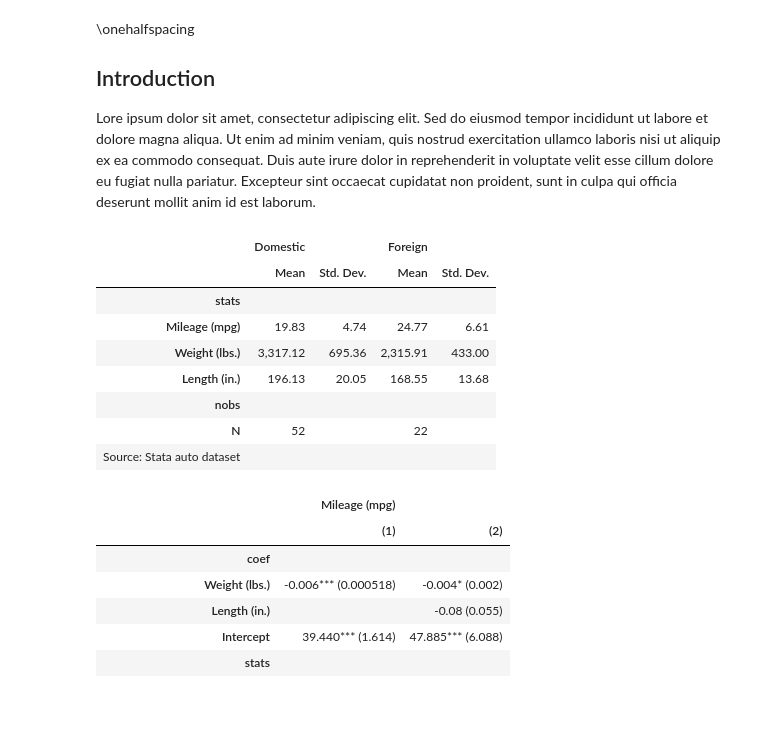
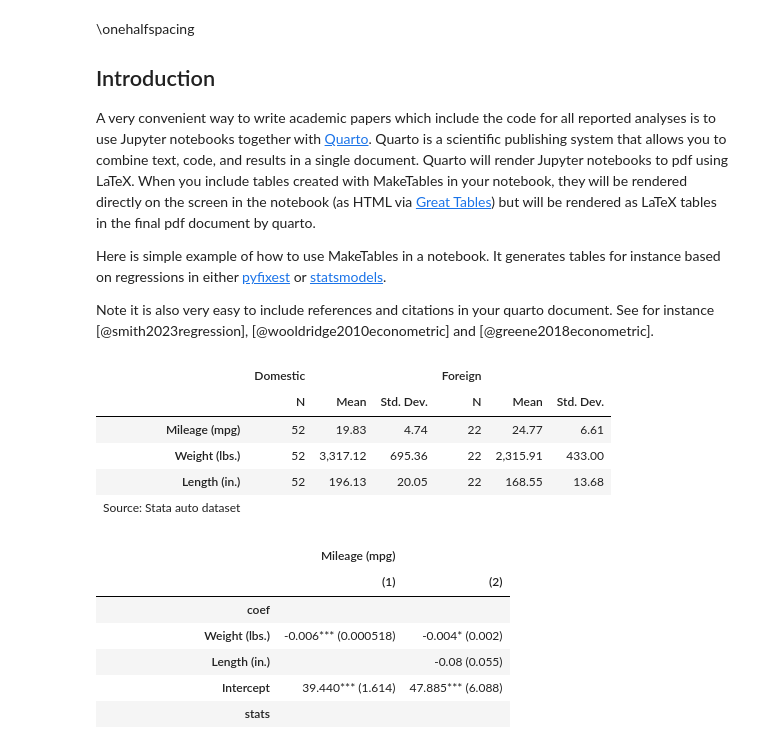
Before and after one commit to dsliwka/maketables, a Jupyter notebook: quartoExample.ipynb, the cells around one changed output. Cells and saved outputs as stored; diff of their text form; code cells hidden in the pictures; blank space fills up the shorter version.

Commit message:
Add quarto example notebook

```diff
--- a/quartoExample.ipynb
+++ b/quartoExample.ipynb
@@ -52,30 +53,31 @@ import statsmodels.formula.api as smf
 \onehalfspacing
 
 ## Introduction
-Lore ipsum dolor sit amet, consectetur adipiscing elit. Sed do eiusmod tempor incididunt ut labore et dolore magna aliqua. Ut enim ad minim veniam, quis nostrud exercitation ullamco laboris nisi ut aliquip ex ea commodo consequat. Duis aute irure dolor in reprehenderit in voluptate velit esse cillum dolore eu fugiat nulla pariatur. Excepteur sint occaecat cupidatat non proident, sunt in culpa qui officia deserunt mollit anim id est laborum.
+A very convenient way to write academic papers which include the code for all reported analyses is to use Jupyter notebooks together with [Quarto](https://quarto.org/). Quarto is a scientific publishing system that allows you to combine text, code, and results in a single document. Quarto will render Jupyter notebooks to pdf using LaTeX. When you include tables created with MakeTables in your notebook, they will be rendered directly on the screen in the notebook (as HTML via [Great Tables](https://posit-dev.github.io/great-tables/articles/intro.html)) but will be rendered as LaTeX tables in the final pdf document by quarto.
+
+Here is simple example of how to use MakeTables in a notebook. It generates tables for instance based on regressions in either [pyfixest](https://py-econometrics.github.io/pyfixest/pyfixest.html) or [statsmodels](https://www.statsmodels.org/stable/index.html).
+
+Note it is also very easy to include references and citations in your quarto document. See for instance [@smith2023regression], [@wooldridge2010econometric] and [@greene2018econometric].
 # %%
 #| label: tbl-1
 #| tbl-cap: "Descriptive statistics"
 #| tbl-pos: "H"
 
 # Load your data (here using a sample Stata dataset with the import_dta function that also stores variable labels)
 df = mt.import_dta("https://www.stata-press.com/data/r18/auto.dta")
 
 
 # Create descriptive statistics table
 mt.DTable(df, vars=["mpg","weight","length"],
-          bycol=["foreign"], counts_row_below=True,
+          bycol=["foreign"],
           notes="Source: Stata auto dataset")
 # %% [output]
-|  | Domestic |  | Foreign |  |
-|  | Mean | Std. Dev. | Mean | Std. Dev. |
-| stats |  |  |  |  |
-| Mileage (mpg) | 19.83 | 4.74 | 24.77 | 6.61 |
-| Weight (lbs.) | 3,317.12 | 695.36 | 2,315.91 | 433.00 |
-| Length (in.) | 196.13 | 20.05 | 168.55 | 13.68 |
-| nobs |  |  |  |  |
-| N | 52 |  | 22 |  |
-| Source: Stata auto dataset |  |  |  |  |
+|  | Domestic |  |  | Foreign |  |  |
+|  | N | Mean | Std. Dev. | N | Mean | Std. Dev. |
+| Mileage (mpg) | 52 | 19.83 | 4.74 | 22 | 24.77 | 6.61 |
+| Weight (lbs.) | 52 | 3,317.12 | 695.36 | 22 | 2,315.91 | 433.00 |
+| Length (in.) | 52 | 196.13 | 20.05 | 22 | 168.55 | 13.68 |
+| Source: Stata auto dataset |  |  |  |  |  |  |
 # %%
 #| label: tbl-2
 #| tbl-cap: "A Regression Table (PyFixest)"
```
Also changed, not shown: parts of 2 cells of this notebook, 2 other files.
